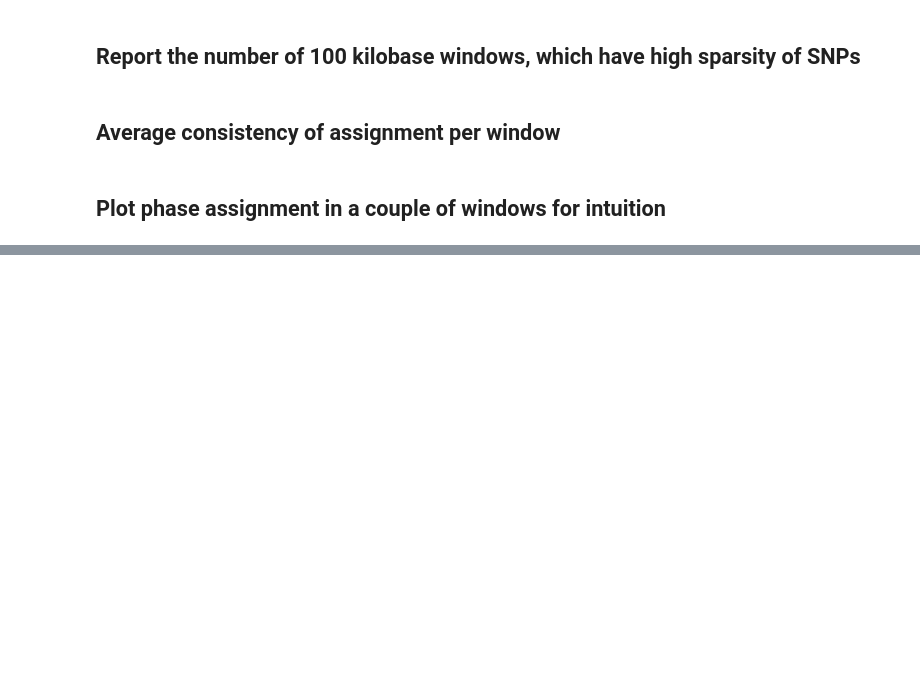
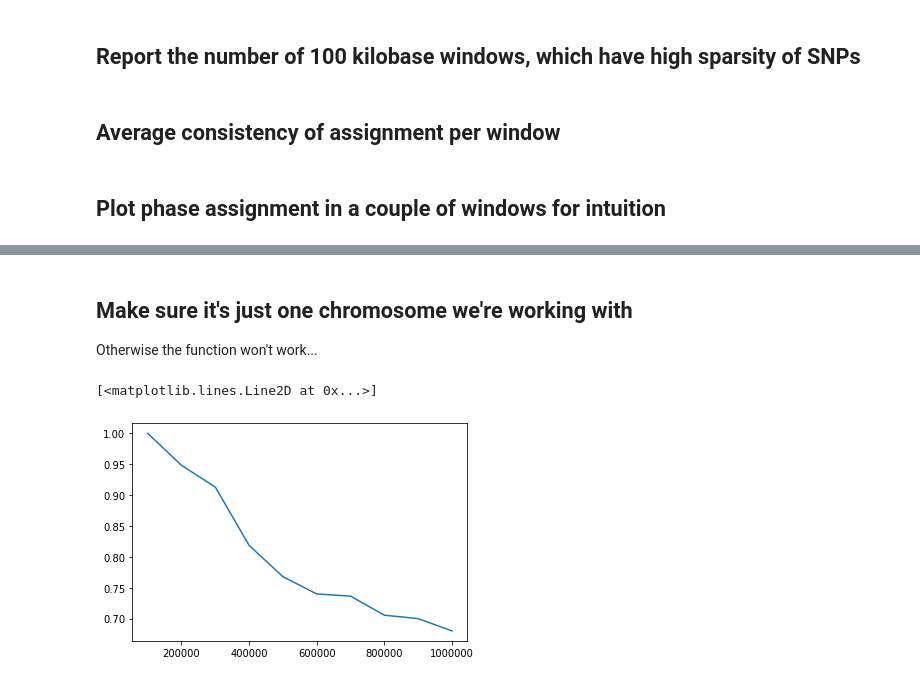
Before and after one commit to kharchenkolab/pysccnv, a Jupyter notebook: Eagle2_benchmark.ipynb, the cells around one changed output, grey strips where cells are left out. Drawn from its saved outputs; the diff is of its cells as text; code cells hidden in the pictures; blank space fills up the shorter version.

```diff
--- a/Eagle2_benchmark.ipynb
+++ b/Eagle2_benchmark.ipynb
@@ -837,0 +1009,9 @@ for i in range(trials):
+# %%
+phase_errors_WES = compute_phase_errors(phased_vcf_WES, son)
+# %%
+def interval(sorted_dict, minimum, maximum):
+    return {i:phase_errors[i] for i in sorted_dict.irange(minimum, maximum)}
+# %% [markdown]
+## Make sure it's just one chromosome we're working with
+
+Otherwise the function won't work...
@@ -837,0 +1020,38 @@ for i in range(trials):
+# %%
+chrom = min(phase_errors_WES)[0]
+trials = 10000
+window = 10**5
+
+def compute_consistency(phase_errors, trials, window, chrom):
+
+    fraction_by_window = {}
+    sparsity_by_window = {}
+
+    for window in [10**5 * i for i in range(1, 11)]:
+        sparse_regions = 0
+        lengths = []
+        fraction = []
+        for _ in range(trials):
+            left = random.randint(min(phase_errors)[1], max(phase_errors)[1])
+            selected_window = interval(phase_errors, (chrom, left), (chrom, left + window))
+            if len(selected_window) < 5:
+                sparse_regions += 1
+                continue
+            max_key = max(selected_window)
+            min_key = min(selected_window)
+            consistent = selected_window[max_key] == selected_window[min_key]
+            distance = max_key[1] - min_key[1]
+            lengths.append(distance)
+            fraction.append(consistent)
+        avg_fraction = sum(fraction)/len(fraction)
+        fraction_by_window[window] = avg_fraction
+        sparsity_by_window[window] = sparse_regions/trials
+    return fraction_by_window, sparsity_by_window
+# %%
+fraction_consistent, sparsity = compute_consistency(phase_errors_WES, trials, window, chrom)
+# %%
+x, y = zip(*fraction_consistent.items())
+plt.plot(x, y)
+# %% [output]
+[<matplotlib.lines.Line2D at 0x...>]
+[figure, added]
```
Also changed, not shown: parts of 40 cells of this notebook.
